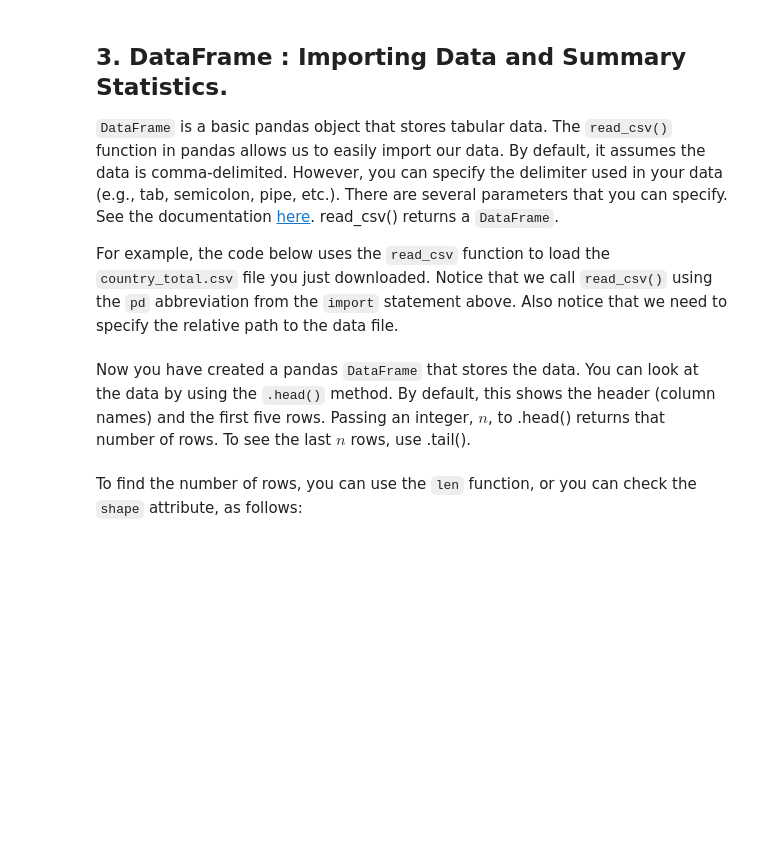
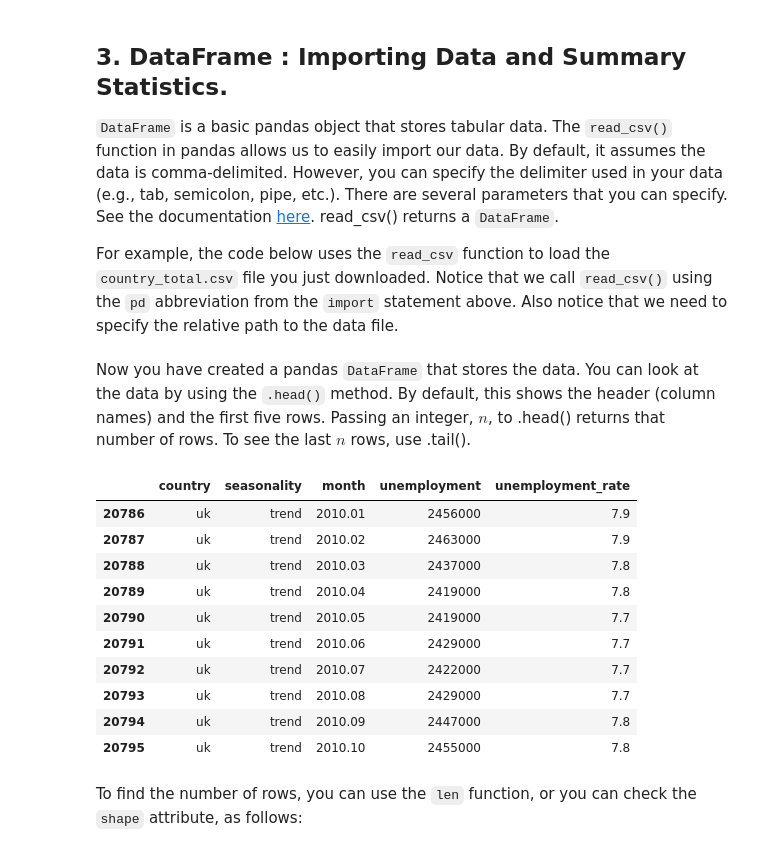
Before and after one commit to SOARPN/CUS_752_SPRING_2026, a Jupyter notebook: Problem_set_01_working_with_data_sources-1 (1).ipynb, the cells around one changed output. Cells and saved outputs as stored; diff of their text form; code cells hidden in the pictures; blank space fills up the shorter version.

```diff
--- a/Problem_set_01_working_with_data_sources-1 (1).ipynb
+++ b/Problem_set_01_working_with_data_sources-1 (1).ipynb
@@ -99,3 +102,17 @@ unemployment.head()
+# %%
+unemployment.tail(10)
+# %% [output]
+|  | country | seasonality | month | unemployment | unemployment_rate |
+| 20786 | uk | trend | 2010.01 | 2456000 | 7.9 |
+| 20787 | uk | trend | 2010.02 | 2463000 | 7.9 |
+| 20788 | uk | trend | 2010.03 | 2437000 | 7.8 |
+| 20789 | uk | trend | 2010.04 | 2419000 | 7.8 |
+| 20790 | uk | trend | 2010.05 | 2419000 | 7.7 |
+| 20791 | uk | trend | 2010.06 | 2429000 | 7.7 |
+| 20792 | uk | trend | 2010.07 | 2422000 | 7.7 |
+| 20793 | uk | trend | 2010.08 | 2429000 | 7.7 |
+| 20794 | uk | trend | 2010.09 | 2447000 | 7.8 |
+| 20795 | uk | trend | 2010.10 | 2455000 | 7.8 |
 # %% [markdown]
 To find the number of rows, you can use the `len` function, or you can check the `shape` attribute, as follows:
 # %%
```
Also changed, not shown: parts of 9 cells of this notebook.
